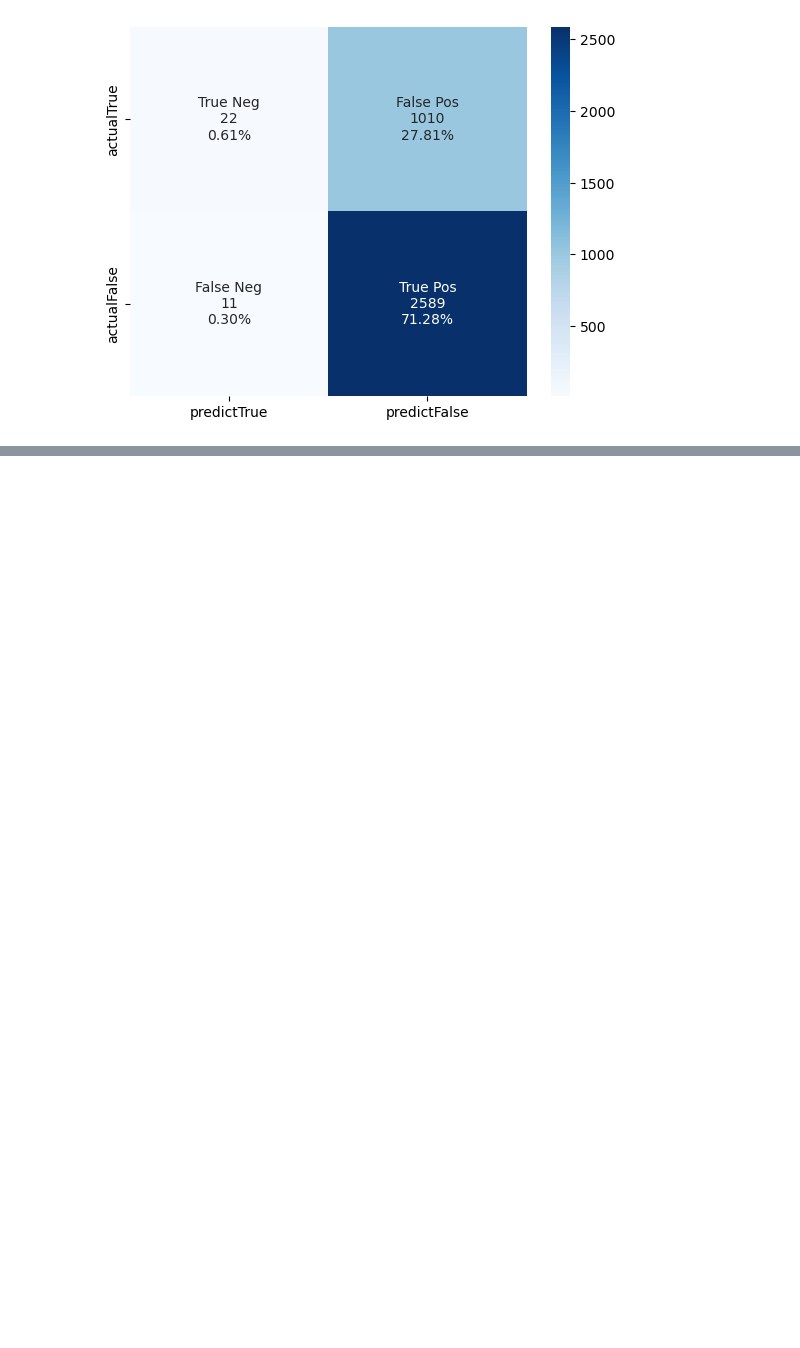
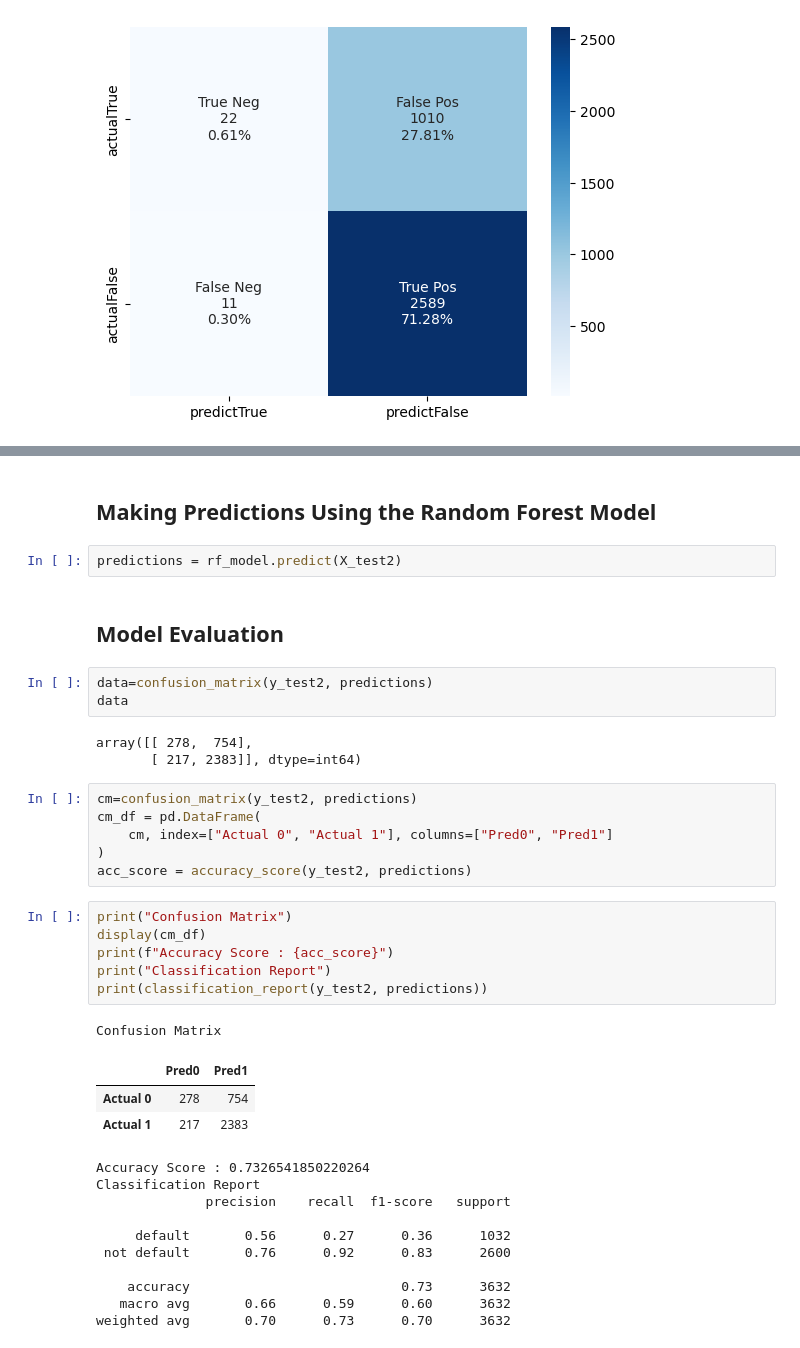
Before and after one commit to manalbayoumi/Project-4, a Jupyter notebook: Project 4 Loan_Defaulter Machine Learning.ipynb, the cells around one changed output, grey strips where cells are left out. Drawn from its saved outputs; the diff is of its cells as text; blank space fills up the shorter version.

```diff
--- a/Project 4 Loan_Defaulter Machine Learning.ipynb
+++ b/Project 4 Loan_Defaulter Machine Learning.ipynb
@@ -530,0 +564,39 @@ sns.heatmap(data, annot = labels, fmt ='',
+# %% [markdown]
+## Making Predictions Using the Random Forest Model
+# %%
+predictions = rf_model.predict(X_test2)
+# %% [markdown]
+## Model Evaluation
+# %%
+data=confusion_matrix(y_test2, predictions)
+data
+# %% [output]
+array([[ 278,  754],
+       [ 217, 2383]], dtype=int64)
+# %%
+cm=confusion_matrix(y_test2, predictions)
+cm_df = pd.DataFrame(
+    cm, index=["Actual 0", "Actual 1"], columns=["Pred0", "Pred1"]
+)
+acc_score = accuracy_score(y_test2, predictions)
+# %%
+print("Confusion Matrix")
+display(cm_df)
+print(f"Accuracy Score : {acc_score}")
+print("Classification Report")
+print(classification_report(y_test2, predictions))
+# %% [output]
+Confusion Matrix
+|  | Pred0 | Pred1 |
+| Actual 0 | 278 | 754 |
+| Actual 1 | 217 | 2383 |
+Accuracy Score : 0.7326541850220264
+Classification Report
+              precision    recall  f1-score   support
+
+     default       0.56      0.27      0.36      1032
+ not default       0.76      0.92      0.83      2600
+
+    accuracy                           0.73      3632
+   macro avg       0.66      0.59      0.60      3632
+weighted avg       0.70      0.73      0.70      3632
```
Also changed, not shown: parts of 31 cells of this notebook, 1 other file.
